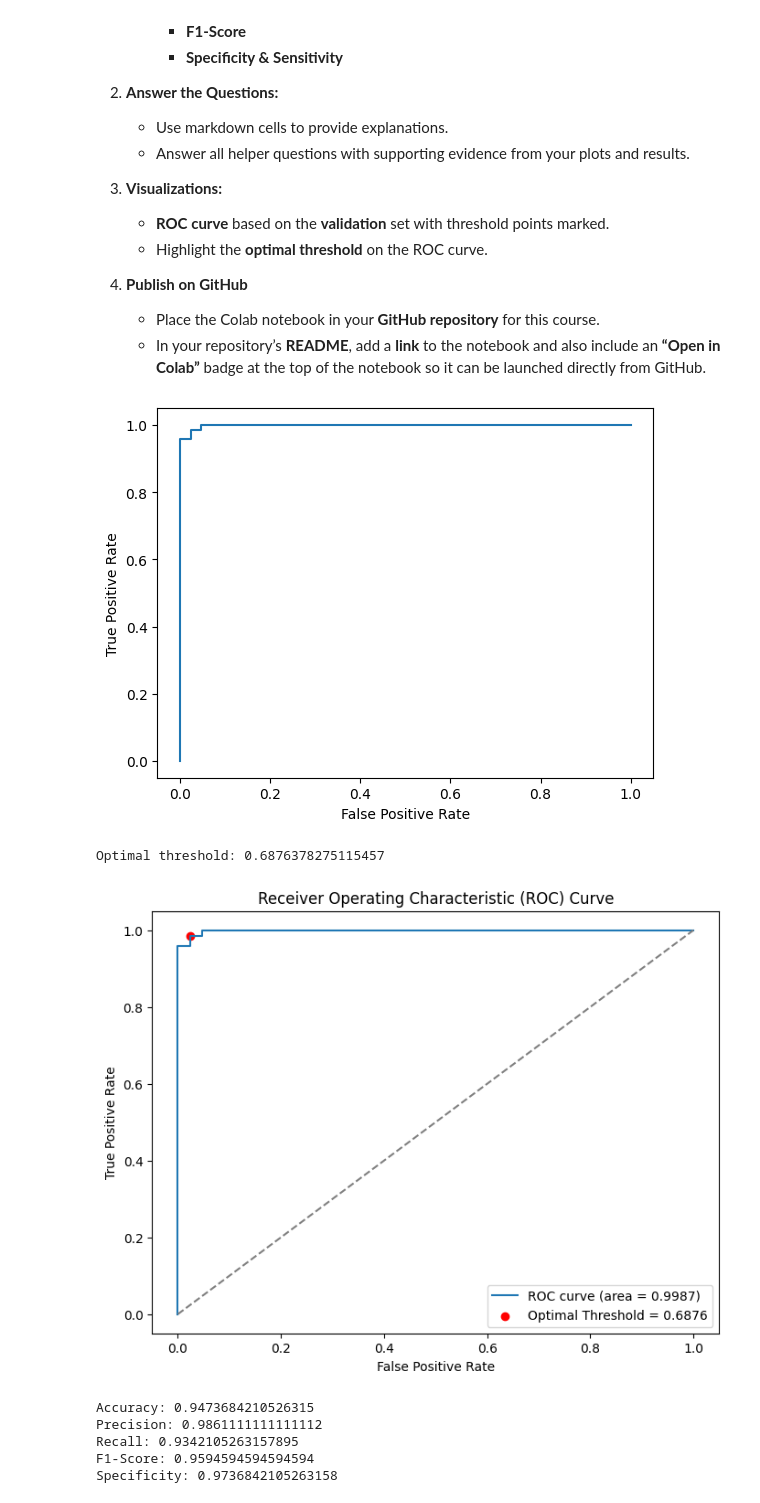
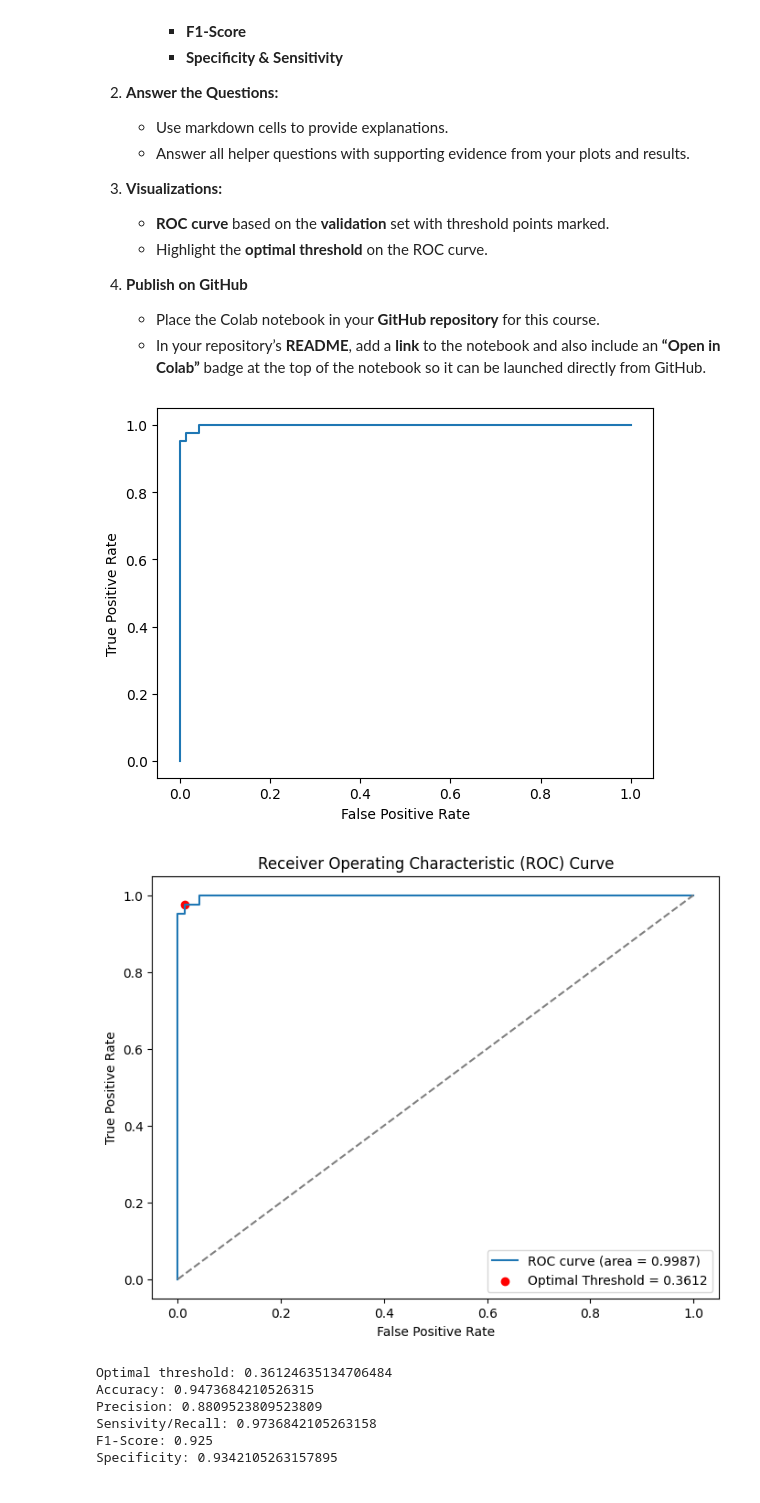
Before and after one commit to MichalSlowakiewicz/Machine-Learning, a Jupyter notebook: Homework3.ipynb, the cells around one changed output. Saved outputs shown, nothing was run; the diff lists cells and outputs as text; code cells hidden in the pictures.

```diff
--- a/Homework3.ipynb
+++ b/Homework3.ipynb
@@ -88,7 +88,10 @@ df['target'] = data.target
 X = df.drop(columns=['target'])
 y = df['target']
 
-# splitting dataset into training, validation and testing sets
+# transforming y in such a way that 0 represents benign cancer, 1 represents maligant cancer
+y = abs(y-1)
+
+# splitting dataset into training, validation and testing sets (60/20/20)
 X_train, X_temp, y_train, y_temp = train_test_split(X, y, test_size=0.4, random_state=42)
 X_val, X_test, y_val, y_test = train_test_split(X_temp, y_temp, test_size=0.5, random_state=42)
 
@@ -118,8 +121,6 @@ roc_auc = auc(fpr, tpr)
 # one option to determine optimal threshold is to find threshold that maximizes (tpr-fpr)
 max_diff_tpr_fpr = np.argmax(tpr - fpr)
 optimal_threshold = thresholds[max_diff_tpr_fpr]
-
-print('Optimal threshold:', optimal_threshold)
 
 # plotting ROC curve again, now with optimal threshold displayed
 plt.figure(figsize=(8,6))
@@ -132,42 +133,42 @@ plt.title('Receiver Operating Characteristic (ROC) Curve')
 plt.legend()
 plt.show()
 
 # predicting classes (0 or 1) for test set
 y_test_preds = logmodel.predict_proba(X_test)[:, 1]
 
 # predicting classes (0 or 1) for test set using optimal threshold
 y_test_preds2 = (y_test_preds >= optimal_threshold)
 y_test_preds2 = y_test_preds2.astype(int)
 
 
 ## evaluating final model performance using metrics:
 
 # accuracy
 accuracy = accuracy_score(y_test, y_test_preds2)
 
 # precision & recall, f1-score
 precision, recall, f1, _ = precision_recall_fscore_support(y_test, y_test_preds2, average='binary')
 
 # sensitivity & specificity
 tn, fp, fn, tp = confusion_matrix(y_test, y_test_preds2).ravel()
 specificity = tn / (tn+fp)
 
 
-
+print('Optimal threshold:', optimal_threshold)
 print('Accuracy:', accuracy)
 print('Precision:', precision)
-print('Recall:', recall)
+print('Sensivity/Recall:', recall)
 print('F1-Score:', f1)
 print('Specificity:', specificity)
 # %% [output]
 [figure]
+[figure, new version]
-Optimal threshold: 0.6876378275115457
+Optimal threshold: 0.36124635134706484
+Accuracy: 0.9473684210526315
+Precision: 0.8809523809523809
+Sensivity/Recall: 0.9736842105263158
+F1-Score: 0.925
+Specificity: 0.9342105263157895
-[figure, old version]
-Accuracy: 0.9473684210526315
-Precision: 0.9861111111111112
-Recall: 0.9342105263157895
-F1-Score: 0.9594594594594594
-Specificity: 0.9736842105263158
 # %% [markdown]
 ## **Helper Questions**
 
```
Also changed, not shown: parts of 2 cells of this notebook.
